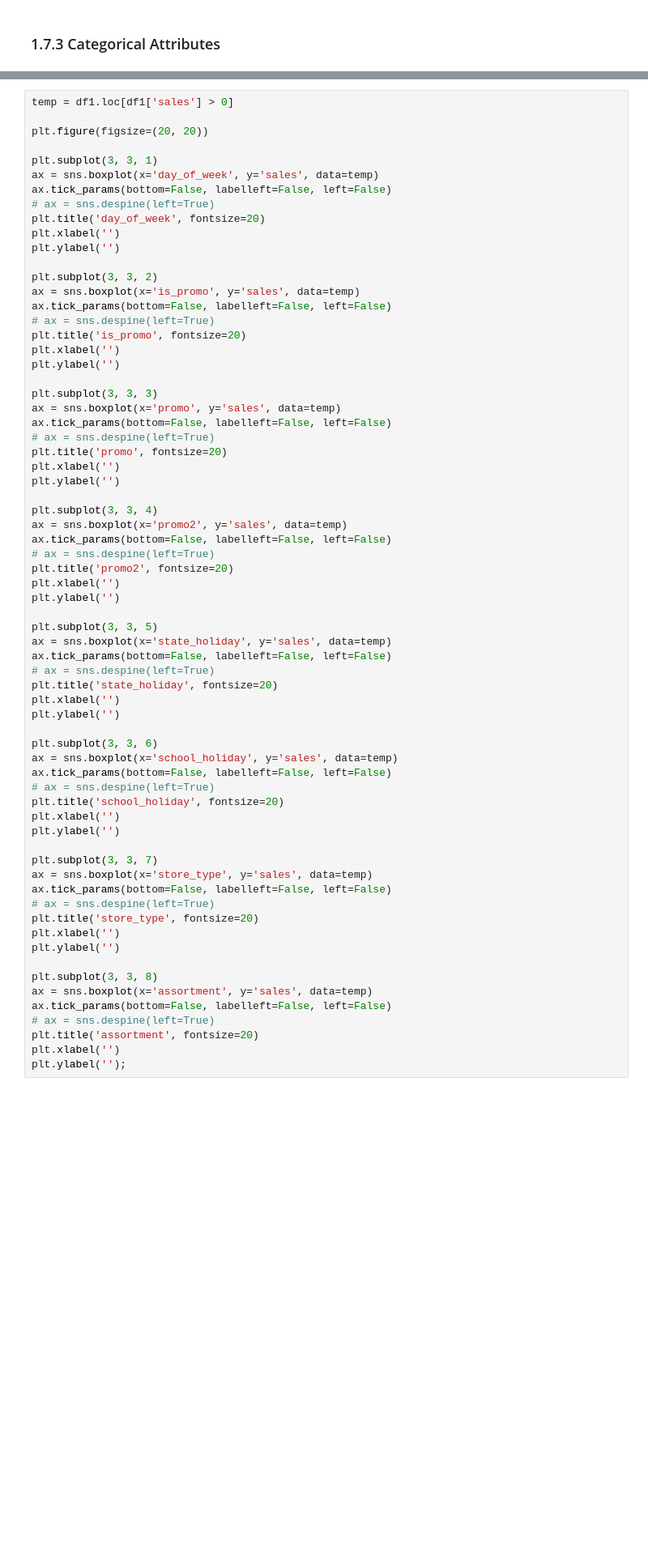
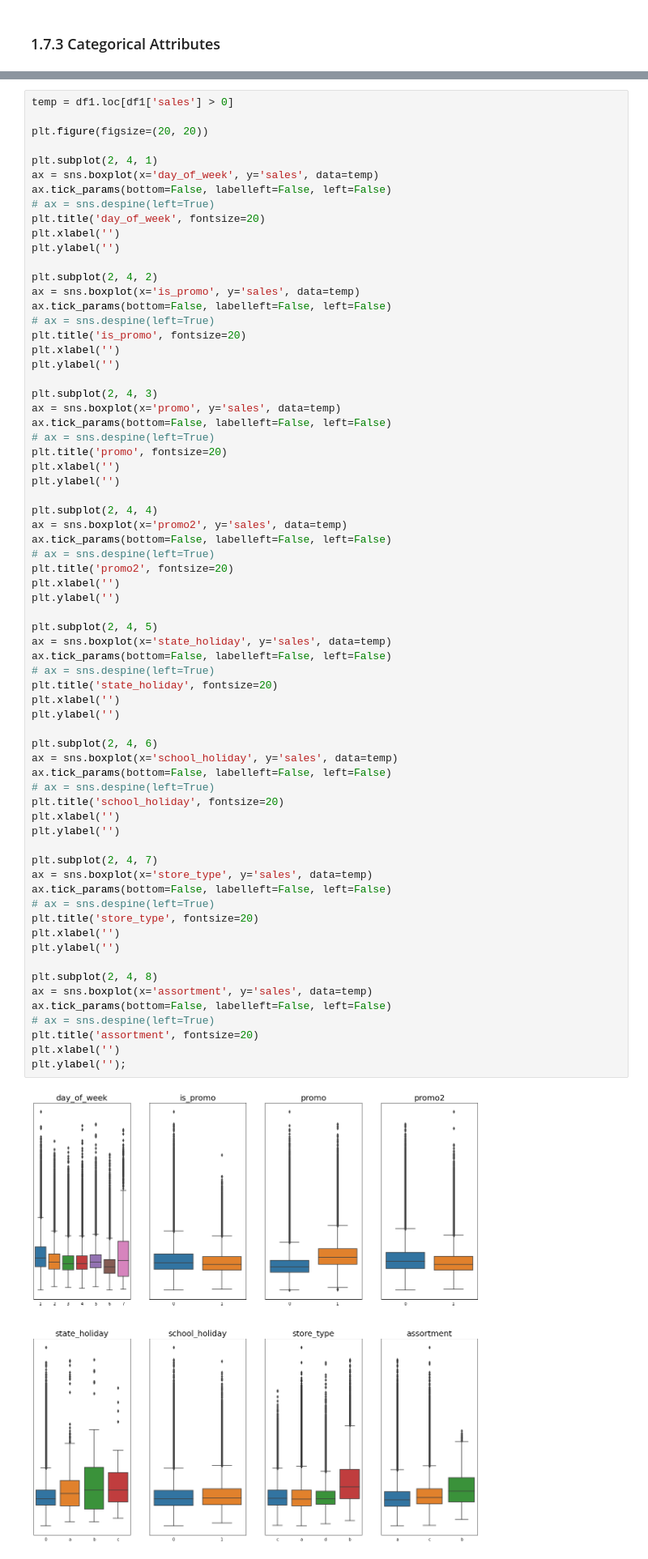
Before and after one commit to Samoelmoura/rossmann_sales_predict, a Jupyter notebook: notebooks/store_sales_predict.ipynb, the cells around one changed output, grey strips where cells are left out. Shown at 81% size. Saved outputs shown, nothing was run; the diff lists cells and outputs as text; blank space fills up the shorter version.

```diff
--- a/notebooks/store_sales_predict.ipynb
+++ b/notebooks/store_sales_predict.ipynb
@@ -178,7 +200,7 @@ temp = df1.loc[df1['sales'] > 0]
 
 plt.figure(figsize=(20, 20))
 
-plt.subplot(3, 3, 1)
+plt.subplot(2, 4, 1)
 ax = sns.boxplot(x='day_of_week', y='sales', data=temp)
 ax.tick_params(bottom=False, labelleft=False, left=False)
 # ax = sns.despine(left=True)
@@ -186,7 +208,7 @@ plt.title('day_of_week', fontsize=20)
 plt.xlabel('')
 plt.ylabel('')
 
-plt.subplot(3, 3, 2)
+plt.subplot(2, 4, 2)
 ax = sns.boxplot(x='is_promo', y='sales', data=temp)
 ax.tick_params(bottom=False, labelleft=False, left=False)
 # ax = sns.despine(left=True)
@@ -194,7 +216,7 @@ plt.title('is_promo', fontsize=20)
 plt.xlabel('')
 plt.ylabel('')
 
-plt.subplot(3, 3, 3)
+plt.subplot(2, 4, 3)
 ax = sns.boxplot(x='promo', y='sales', data=temp)
 ax.tick_params(bottom=False, labelleft=False, left=False)
 # ax = sns.despine(left=True)
@@ -202,7 +224,7 @@ plt.title('promo', fontsize=20)
 plt.xlabel('')
 plt.ylabel('')
 
-plt.subplot(3, 3, 4)
+plt.subplot(2, 4, 4)
 ax = sns.boxplot(x='promo2', y='sales', data=temp)
 ax.tick_params(bottom=False, labelleft=False, left=False)
 # ax = sns.despine(left=True)
@@ -210,34 +232,36 @@ plt.title('promo2', fontsize=20)
 plt.xlabel('')
 plt.ylabel('')
 
-plt.subplot(3, 3, 5)
+plt.subplot(2, 4, 5)
 ax = sns.boxplot(x='state_holiday', y='sales', data=temp)
 ax.tick_params(bottom=False, labelleft=False, left=False)
 # ax = sns.despine(left=True)
 plt.title('state_holiday', fontsize=20)
 plt.xlabel('')
 plt.ylabel('')
 
-plt.subplot(3, 3, 6)
+plt.subplot(2, 4, 6)
 ax = sns.boxplot(x='school_holiday', y='sales', data=temp)
 ax.tick_params(bottom=False, labelleft=False, left=False)
 # ax = sns.despine(left=True)
 plt.title('school_holiday', fontsize=20)
 plt.xlabel('')
 plt.ylabel('')
 
-plt.subplot(3, 3, 7)
+plt.subplot(2, 4, 7)
 ax = sns.boxplot(x='store_type', y='sales', data=temp)
 ax.tick_params(bottom=False, labelleft=False, left=False)
 # ax = sns.despine(left=True)
 plt.title('store_type', fontsize=20)
 plt.xlabel('')
 plt.ylabel('')
 
-plt.subplot(3, 3, 8)
+plt.subplot(2, 4, 8)
 ax = sns.boxplot(x='assortment', y='sales', data=temp)
 ax.tick_params(bottom=False, labelleft=False, left=False)
 # ax = sns.despine(left=True)
 plt.title('assortment', fontsize=20)
 plt.xlabel('')
 plt.ylabel('');
+# %% [output]
+[figure, added]
```
Also changed, not shown: parts of 24 cells of this notebook.
